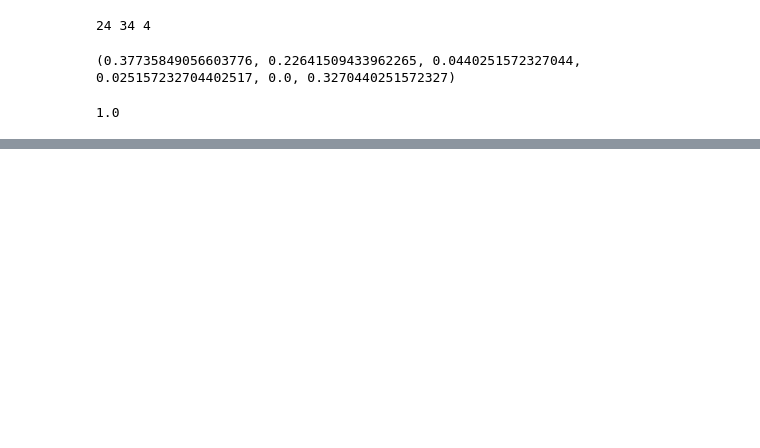
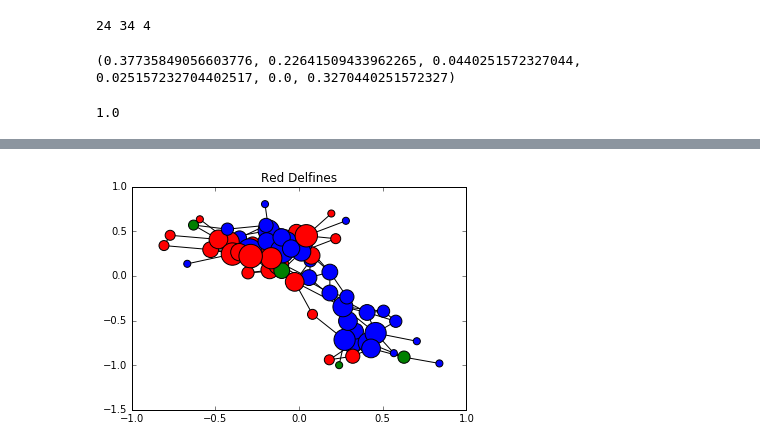
Before and after one commit to vms10/redestcs, a Jupyter notebook: Ejercicio2.ipynb, the cells around one changed output, grey strips where cells are left out. Drawn from its saved outputs; the diff is of its cells as text; code cells hidden in the pictures; blank space fills up the shorter version.

```diff
--- a/Ejercicio2.ipynb
+++ b/Ejercicio2.ipynb
@@ -231,0 +233,21 @@ print(Que_tan_anomala_es_la_red)
+# %%
+Nodos_genero_grado=[]
+for n,g in F:nx.get_node_attributes(G1,"grado")
+    grado=G.degree(n)
+    Nodos_genero_grado.append([n,g,grado])
+Nodos_grado=[]
+for n,g in F:
+    grado=G.degree(n)
+    Nodos_grado.append([n,grado])
+Nodos_genero_grado
+size=50
+options1={'with_labels':False,
+        'node_color':["r" if g=="f" else "b" if g=="m" else "g" for n,g in F],
+        'font_weight':'bold',
+        'node_size':[size*k for n,g,k in Nodos_genero_grado]}
+plt.title("Red Delfines")
+
+nx.draw_networkx(G,**options1)
+plt.show()
+# %% [output]
+[figure, added]
```
Also changed, not shown: parts of 12 cells of this notebook.
